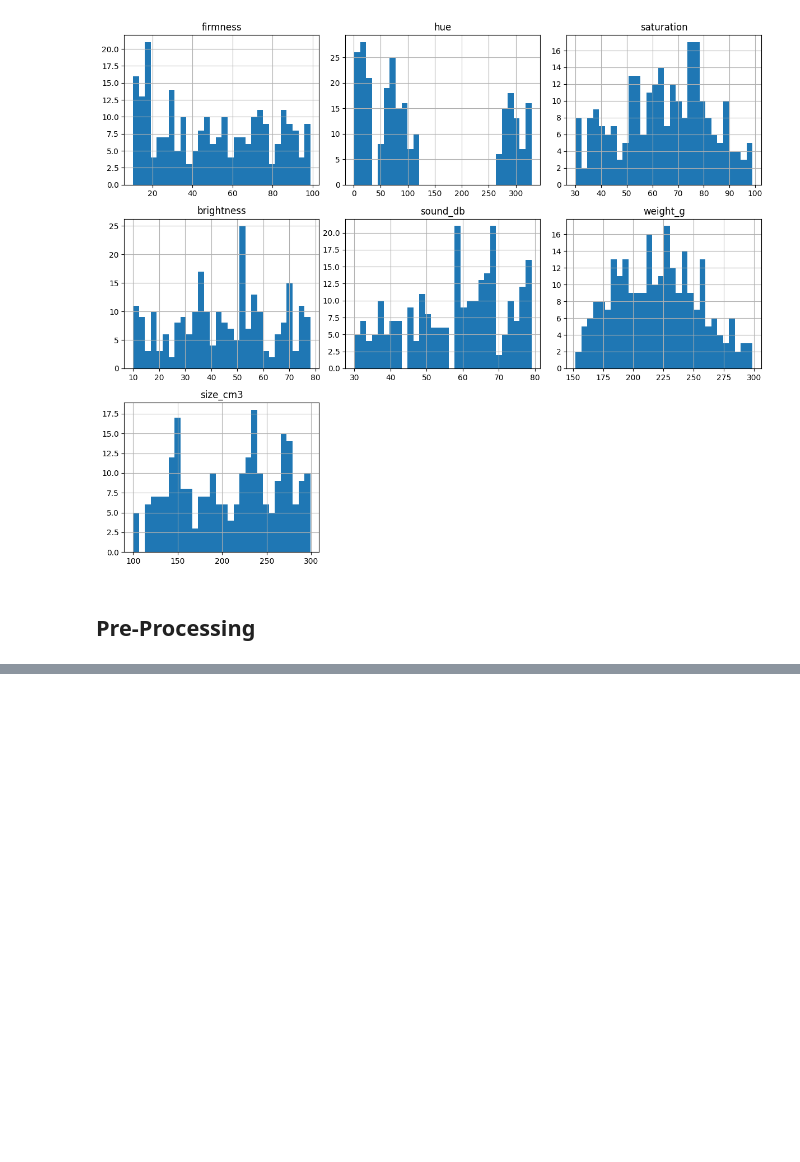
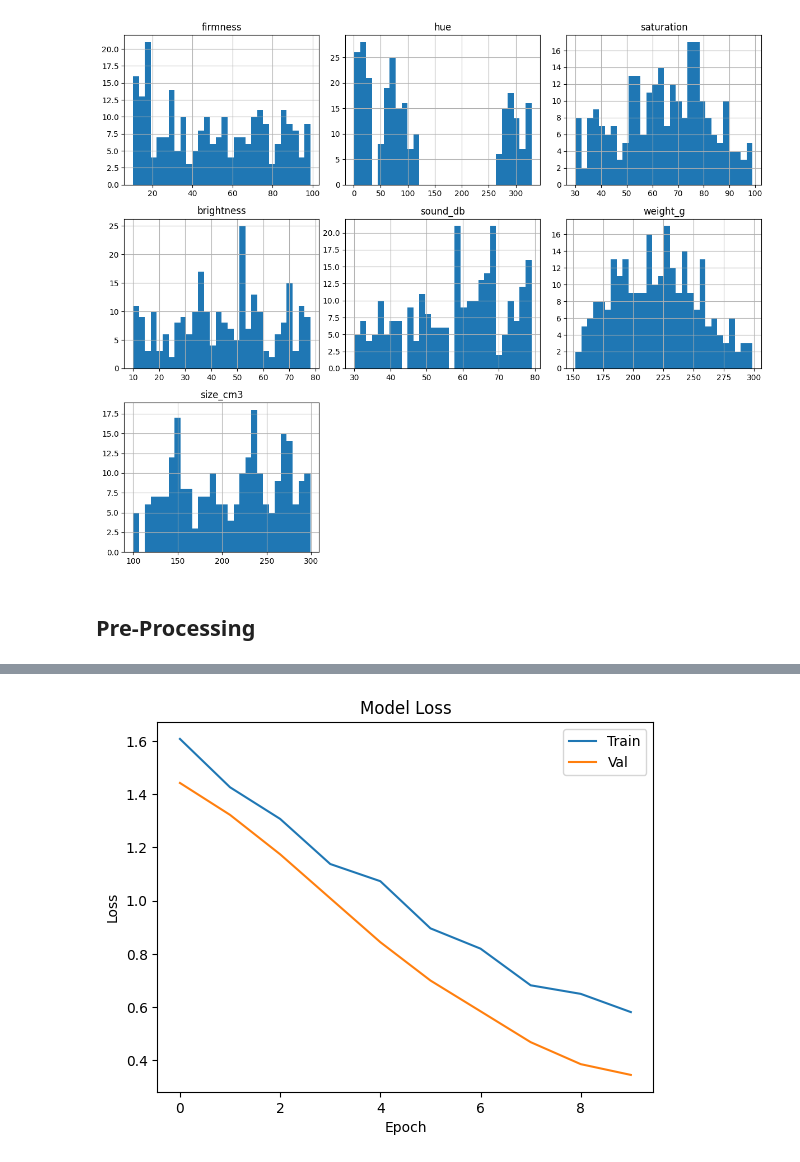
Before and after one commit to carlmig/ffn-classification-avocado, a Jupyter notebook: notebook.ipynb, the cells around one changed output, grey strips where cells are left out. Cells and saved outputs as stored; diff of their text form; code cells hidden in the pictures; blank space fills up the shorter version.

Commit message:
Added full trained model

```diff
--- a/notebook.ipynb
+++ b/notebook.ipynb
@@ -77,0 +142,6 @@ plt.show()
+# %%
+# split data into train and test data
+X_train, X_test, y_train, y_test = train_test_split(X, y, test_size=0.2, random_state=11, shuffle=True)
+
+X_train_rows = set(map(tuple, X_train))
+X_test_rows = set(map(tuple, X_test))
@@ -77,0 +150,14 @@ plt.show()
+# %%
+model = Sequential([
+    Dense(64, activation='relu', input_shape=(11,)),   # first hidden layer with activation relu
+    Dropout(rate = 0.2),             # prevents overfitting by deactivating some neurons
+    Dense(32, activation='relu'),   # second hidden layer
+    Dropout(0.2),
+    Dense(16, activation='relu'),
+    Dropout(0.2),
+    Dense(5, activation='softmax')
+])
+
+
+model.compile(optimizer='adam', loss='sparse_categorical_crossentropy', metrics=['accuracy'])
+model.summary()
@@ -77,0 +186,12 @@ plt.show()
+# %%
+# do the training
+trained_model = model.fit(X_train, y_train, batch_size=16, epochs=10, validation_data=(X_test, y_test))
+
+# prediction will return probabilities
+y_pred_probs = model.predict(X_test)
+
+# Convert probabilities (class with higher probability)
+y_pred = np.argmax(y_pred_probs, axis=1)
+
+accuracy = accuracy_score(y_test, y_pred)
+print("Accuracy: " + str(accuracy))
@@ -77,0 +216,11 @@ plt.show()
+# %%
+# visualize model loss
+plt.plot(trained_model.history['loss'])
+plt.plot(trained_model.history['val_loss'])
+plt.title('Model Loss')
+plt.ylabel('Loss')
+plt.xlabel('Epoch')
+plt.legend(['Train', 'Val'], loc='upper right')
+plt.show()
+# %% [output]
+[figure, added]
```
Also changed, not shown: parts of 7 cells of this notebook, 1 other file.
